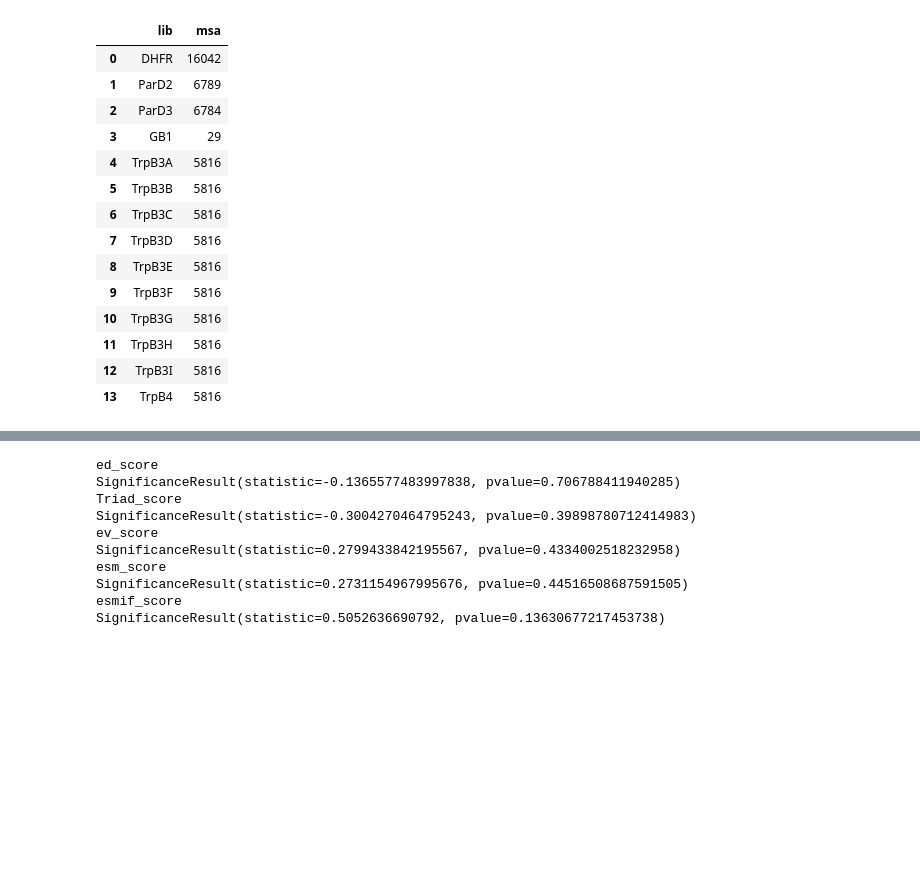
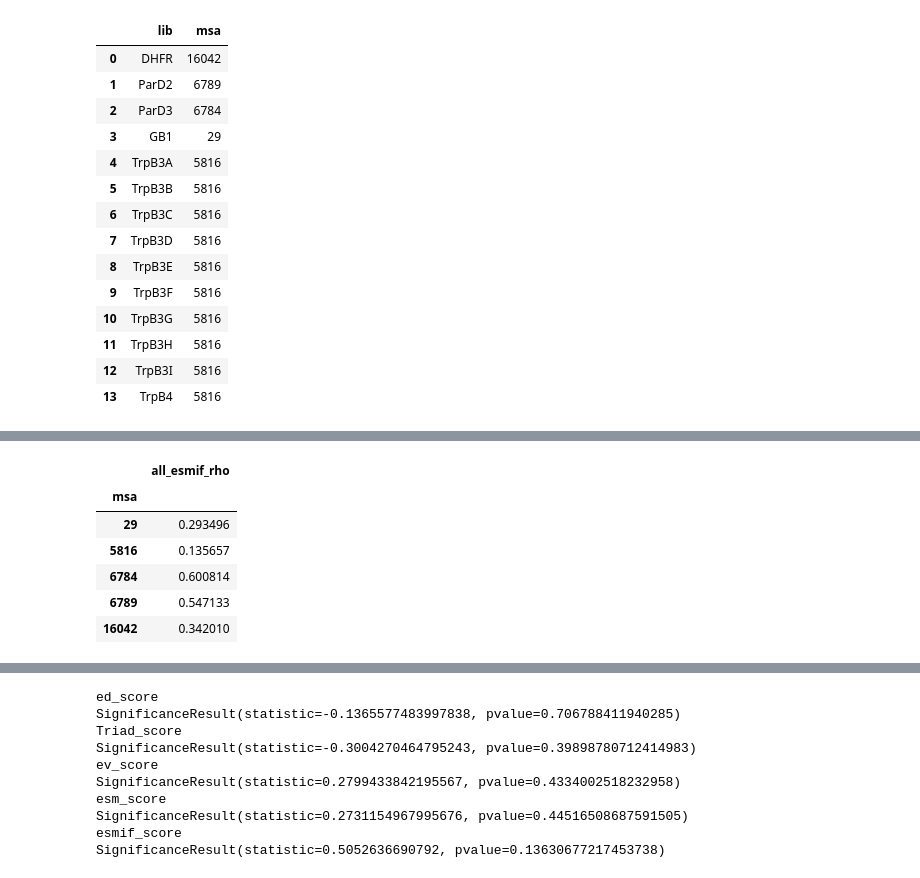
Before and after one commit to fhalab/SSMuLA, a Jupyter notebook: sandbox/zs_corr_simper.ipynb, the cells around one changed output, grey strips where cells are left out. Cells and saved outputs as stored; diff of their text form; code cells hidden in the pictures; blank space fills up the shorter version.

```diff
--- a/sandbox/zs_corr_simper.ipynb
+++ b/sandbox/zs_corr_simper.ipynb
@@ -778,2 +777,12 @@ zs_append_msa
 # %%
 from scipy.stats import spearmanr
+# %%
+slice_zs[["msa",zs_col]].groupby("msa").mean()
+# %% [output]
+|  | all_esmif_rho |
+| msa |  |
+| 29 | 0.293496 |
+| 5816 | 0.135657 |
+| 6784 | 0.600814 |
+| 6789 | 0.547133 |
+| 16042 | 0.342010 |
```
Also changed, not shown: parts of 11 cells of this notebook.
